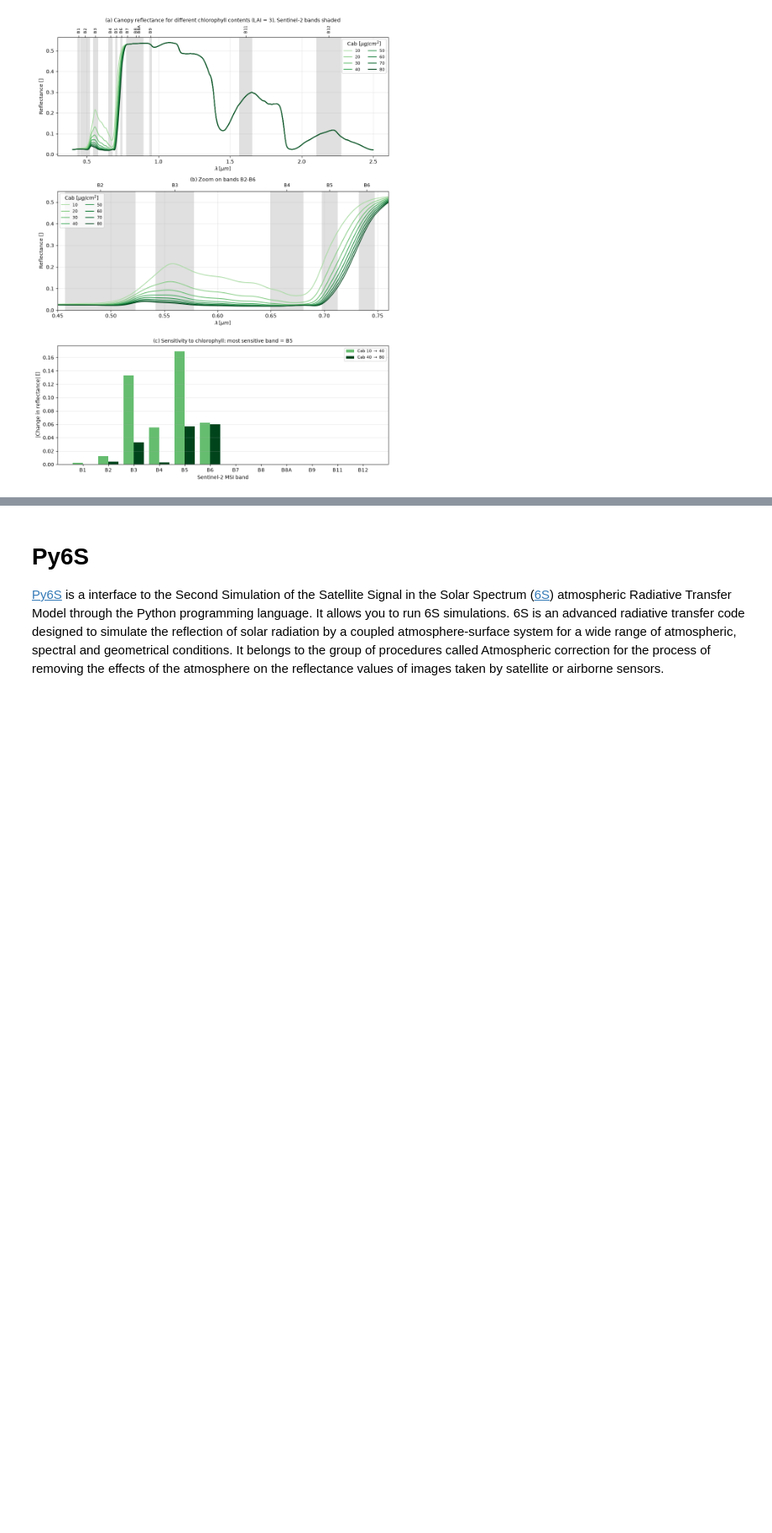
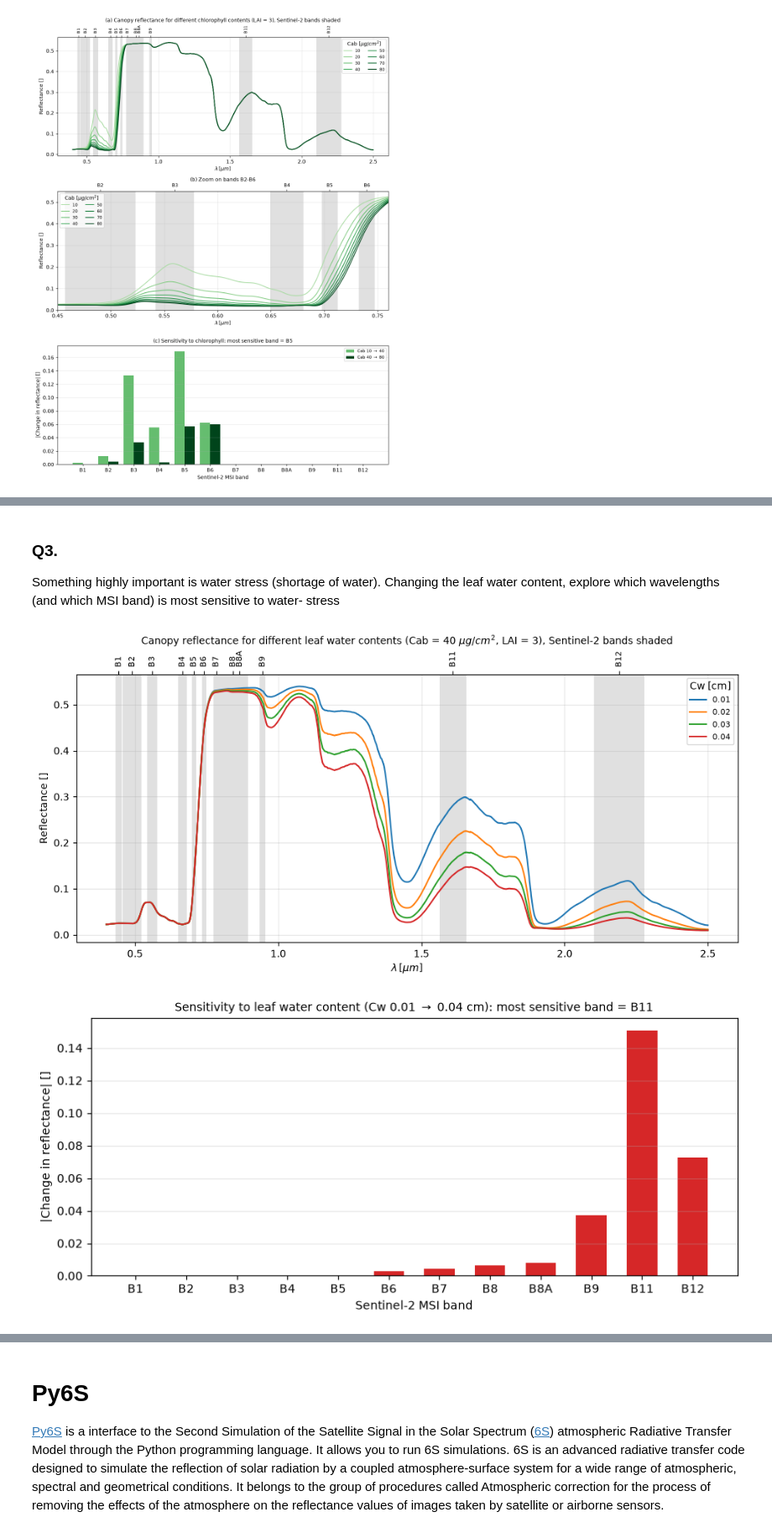
Before and after one commit to doddolisergio/Synthesis-assignment-1, a Jupyter notebook: Radiative_Transfer_Modelling_with_Prosail_py6S.ipynb, the cells around one changed output, grey strips where cells are left out. Shown at 84% size. Saved outputs shown, nothing was run; the diff lists cells and outputs as text; code cells hidden in the pictures; blank space fills up the shorter version.

```diff
--- a/Radiative_Transfer_Modelling_with_Prosail_py6S.ipynb
+++ b/Radiative_Transfer_Modelling_with_Prosail_py6S.ipynb
@@ -277,0 +358,73 @@ B5 band is the most sensitive, its reflectance changes by 0.226 between Cab 10 a
+# %% [markdown]
+### Q3.
+
+Something highly important is water stress (shortage of water). Changing the leaf water
+content, explore which wavelengths (and which MSI band) is most sensitive to water-
+stress
+# %%
+# Q3: how does the leaf water content (Cw) change the canopy reflectance,
+# and which Sentinel-2 MSI band is most sensitive to water stress?
+# Same logic as Q1 and Q2: simulate spectra, average them over the Sentinel-2 bands, plot.
+# s2_bands, band_names and band_centers come from the Q1 cell.
+
+# ---- 1. Simulate canopy spectra for different leaf water contents ----
+cws = np.array([0.01, 0.02, 0.03, 0.04])   # Cw values to test [cm] (equivalent water thickness)
+wls_prosail = np.arange(400, 2501)         # PROSAIL wavelengths: 400-2500 nm, 1 nm steps
+
+# rr_vs_cw: table of results, one row per Cw value, one column per wavelength
+rr_vs_cw = np.zeros((cws.size, wls_prosail.size))
+for cwind in range(cws.size):
+    # Same canopy and geometry as Q1 and Q2; only cw changes. Cab = 40, LAI = 3.
+    rr_vs_cw[cwind] = prosail.run_prosail(n=1.5, cab=40, car=8.0, cbrown=0.0, cw=cws[cwind], cm=0.009,
+                                          lai=3.00, lidfa=0.35,
+                                          hspot=0.01,             # hotspot parameter
+                                          tts=30, tto=10, psi=0,  # observation geometry
+                                          rsoil=1.0, psoil=1.0,   # soil description
+                                          factor="SDR")
+
+# ---- 2. Reflectance seen by each Sentinel-2 band = average over the band width ----
+rr_bands_cw = np.zeros((cws.size, len(band_names)))
+for j, b in enumerate(band_names):
+    centre, width = s2_bands[b]
+    inband = (wls_prosail >= centre - width / 2) & (wls_prosail <= centre + width / 2)
+    rr_bands_cw[:, j] = rr_vs_cw[:, inband].mean(axis=1)
+
+# Sensitivity = how much the band reflectance changes from the lowest to the highest Cw
+sens_cw = np.abs(rr_bands_cw[-1] - rr_bands_cw[0])
+most_cw = band_names[np.argmax(sens_cw)]
+
+# ---- 3. Plot: all Cw spectra overlaid in one graph, Sentinel-2 bands shaded ----
+colors = plt.cm.tab10(np.arange(cws.size))   # a clearly different colour for each Cw
+fig, ax = plt.subplots(figsize=(10, 5))
+for b in band_names:
+    centre, width = s2_bands[b]
+    ax.axvspan((centre - width / 2) / 1000, (centre + width / 2) / 1000, color="0.88", lw=0)
+for cwind in range(cws.size):
+    ax.plot(wls_prosail / 1000, rr_vs_cw[cwind], color=colors[cwind], lw=1.5, label=f"{cws[cwind]}")
+top = ax.secondary_xaxis("top")                # Sentinel-2 band names on the top axis
+top.set_xticks(band_centers / 1000)
+top.set_xticklabels(band_names, rotation=90, fontsize=8)
+ax.set_xlabel(r"$\lambda\,[\mu m]$")
+ax.set_ylabel("Reflectance []")
+ax.set_title(r"Canopy reflectance for different leaf water contents (Cab = 40 $\mu g/cm^2$, LAI = 3), Sentinel-2 bands shaded",
+             fontsize=10, pad=30)
+ax.legend(title="Cw [cm]", fontsize=8)
+ax.grid(alpha=0.3)
+plt.tight_layout()
+plt.show()
+
+# ---- 4. Sensitivity of each band to Cw (same idea as Q1 and Q2) ----
+fig, ax = plt.subplots(figsize=(10, 4))
+x = np.arange(len(band_names))
+ax.bar(x, sens_cw, width=0.6, color=colors[-1])
+ax.set_xticks(x)
+ax.set_xticklabels(band_names)
+ax.set_xlabel("Sentinel-2 MSI band")
+ax.set_ylabel("|Change in reflectance| []")
+ax.set_title(rf"Sensitivity to leaf water content (Cw {cws[0]} $\rightarrow$ {cws[-1]} cm): most sensitive band = {most_cw}",
+             fontsize=10)
+ax.grid(axis="y", alpha=0.3)
+plt.show()
+# %% [output]
+[figure, added]
+[figure, added]
```
Also changed, not shown: parts of 9 cells of this notebook.
